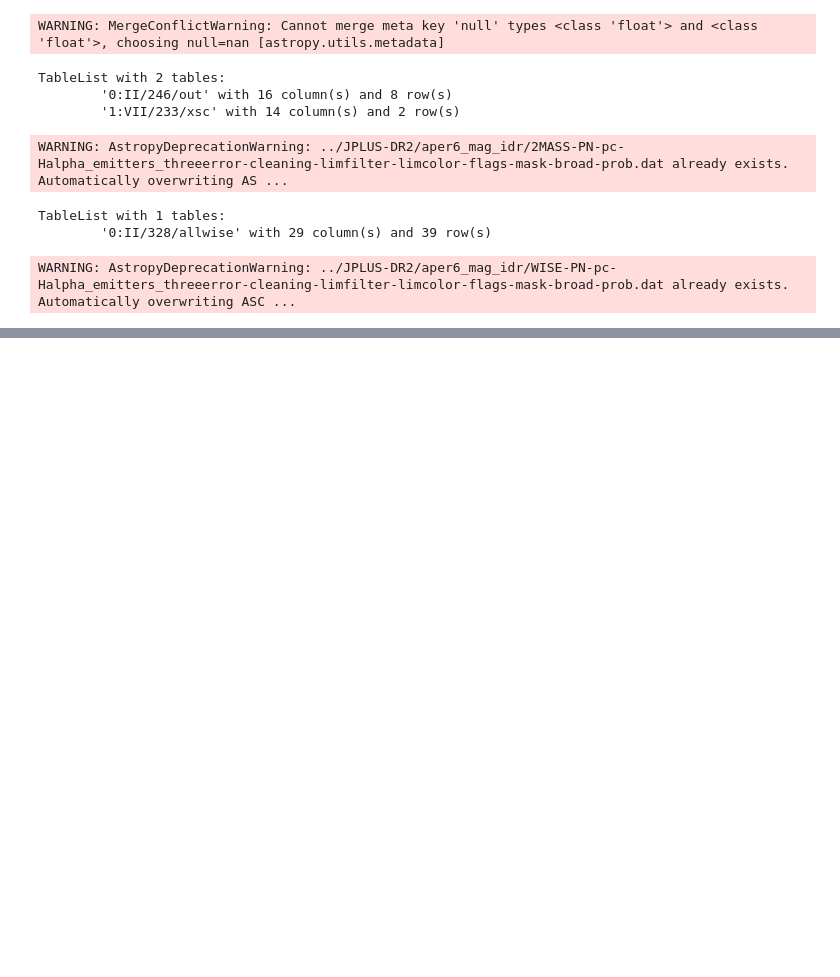
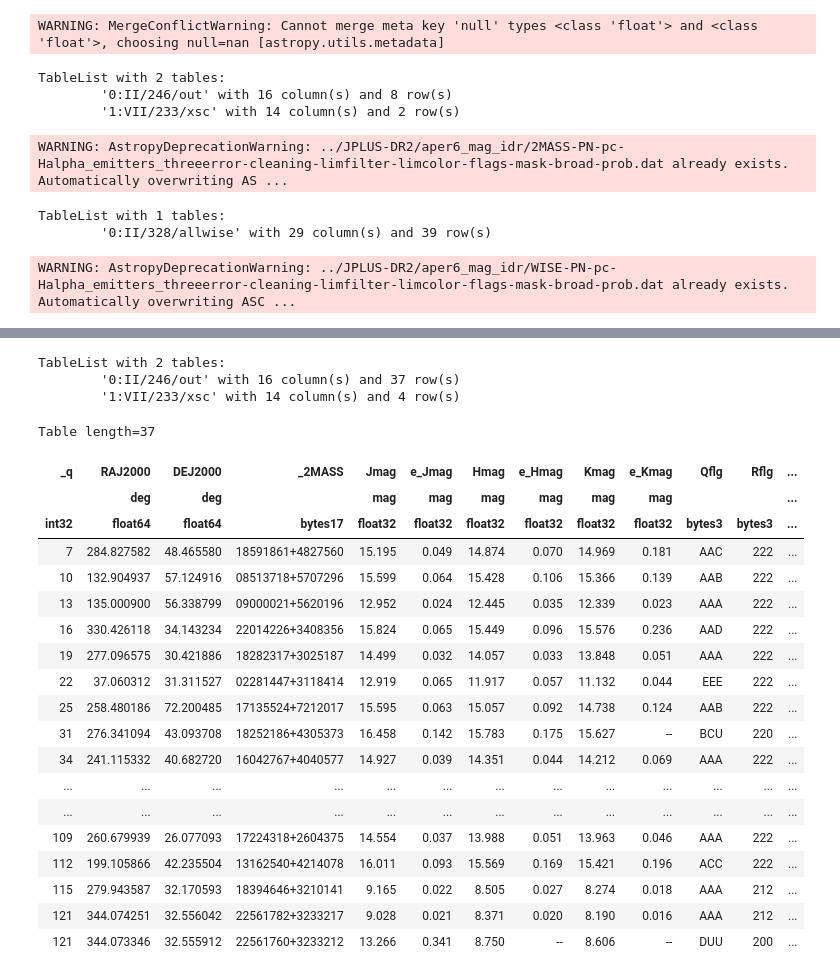
Before and after one commit to AngelGSoto/python-notebooks, a Jupyter notebook: Astroquery to find objects in catalogs.ipynb, the cells around one changed output, grey strips where cells are left out. Saved outputs shown, nothing was run; the diff lists cells and outputs as text; code cells hidden in the pictures; blank space fills up the shorter version.

```diff
--- a/Astroquery to find objects in catalogs.ipynb
+++ b/Astroquery to find objects in catalogs.ipynb
@@ -270,3 +270,7 @@ asciifile33 = "../JPLUS-DR2/aper6_mag_idr/WISE-PN-pc-Halpha_emitters_threeerror-
 result_vizier_wise1['II/328/allwise'].write(asciifile33, format="ascii")
 # %% [output]
 WARNING: AstropyDeprecationWarning: ../JPLUS-DR2/aper6_mag_idr/WISE-PN-pc-Halpha_emitters_threeerror-cleaning-limfilter-limcolor-flags-mask-broad-prob.dat already exists. Automatically overwriting ASC ...
+# %%
+# Read the table
+tab2 = Table.read("../JPLUS-DR2/aper6_mag_idr/SySt-pc-Halpha_emitters_threeerror-cleaning-limfilter-limcolor-flags-mask-broad-prob.tab", format="ascii.tab")
+tab2.info
@@ -272,0 +317,7 @@ WARNING: AstropyDeprecationWarning: ../JPLUS-DR2/aper6_mag_idr/WISE-PN-pc-Halpha
+# %%
+# Looking for the objects of tab in 2MASS through ViZier
+result_vizier_2mass_SySt = Vizier.query_region(coord.SkyCoord(ra=tab2["RA"], dec=tab2["Dec"],
+                                                        unit=(u.deg, u.deg),
+                                                                       frame='icrs'),
+                                                                           radius=4.0*u.arcsec,
+                                                                              catalog=["2MASS"])
@@ -272,0 +326,29 @@ WARNING: AstropyDeprecationWarning: ../JPLUS-DR2/aper6_mag_idr/WISE-PN-pc-Halpha
+# %%
+result_vizier_2mass_SySt
+# %% [output]
+TableList with 2 tables:
+        '0:II/246/out' with 16 column(s) and 37 row(s)
+        '1:VII/233/xsc' with 14 column(s) and 4 row(s)
+# %%
+result_vizier_2mass_SySt["II/246/out"]
+# %% [output]
+Table length=37
+| _q | RAJ2000 | DEJ2000 | _2MASS | Jmag | e_Jmag | Hmag | e_Hmag | Kmag | e_Kmag | Qflg | Rflg | ... |
+|  | deg | deg |  | mag | mag | mag | mag | mag | mag |  |  | ... |
+| int32 | float64 | float64 | bytes17 | float32 | float32 | float32 | float32 | float32 | float32 | bytes3 | bytes3 | ... |
+| 7 | 284.827582 | 48.465580 | 18591861+4827560 | 15.195 | 0.049 | 14.874 | 0.070 | 14.969 | 0.181 | AAC | 222 | ... |
+| 10 | 132.904937 | 57.124916 | 08513718+5707296 | 15.599 | 0.064 | 15.428 | 0.106 | 15.366 | 0.139 | AAB | 222 | ... |
+| 13 | 135.000900 | 56.338799 | 09000021+5620196 | 12.952 | 0.024 | 12.445 | 0.035 | 12.339 | 0.023 | AAA | 222 | ... |
+| 16 | 330.426118 | 34.143234 | 22014226+3408356 | 15.824 | 0.065 | 15.449 | 0.096 | 15.576 | 0.236 | AAD | 222 | ... |
+| 19 | 277.096575 | 30.421886 | 18282317+3025187 | 14.499 | 0.032 | 14.057 | 0.033 | 13.848 | 0.051 | AAA | 222 | ... |
+| 22 | 37.060312 | 31.311527 | 02281447+3118414 | 12.919 | 0.065 | 11.917 | 0.057 | 11.132 | 0.044 | EEE | 222 | ... |
+| 25 | 258.480186 | 72.200485 | 17135524+7212017 | 15.595 | 0.063 | 15.057 | 0.092 | 14.738 | 0.124 | AAB | 222 | ... |
+| 31 | 276.341094 | 43.093708 | 18252186+4305373 | 16.458 | 0.142 | 15.783 | 0.175 | 15.627 | -- | BCU | 220 | ... |
+| 34 | 241.115332 | 40.682720 | 16042767+4040577 | 14.927 | 0.039 | 14.351 | 0.044 | 14.212 | 0.069 | AAA | 222 | ... |
+| ... | ... | ... | ... | ... | ... | ... | ... | ... | ... | ... | ... | ... |
+| ... | ... | ... | ... | ... | ... | ... | ... | ... | ... | ... | ... | ... |
+| 109 | 260.679939 | 26.077093 | 17224318+2604375 | 14.554 | 0.037 | 13.988 | 0.051 | 13.963 | 0.046 | AAA | 222 | ... |
+| 112 | 199.105866 | 42.235504 | 13162540+4214078 | 16.011 | 0.093 | 15.569 | 0.169 | 15.421 | 0.196 | ACC | 222 | ... |
+| 115 | 279.943587 | 32.170593 | 18394646+3210141 | 9.165 | 0.022 | 8.505 | 0.027 | 8.274 | 0.018 | AAA | 212 | ... |
+| 121 | 344.074251 | 32.556042 | 22561782+3233217 | 9.028 | 0.021 | 8.371 | 0.020 | 8.190 | 0.016 | AAA | 212 | ... |
+| 121 | 344.073346 | 32.555912 | 22561760+3233212 | 13.266 | 0.341 | 8.750 | -- | 8.606 | -- | DUU | 200 | ... |
```
Also changed, not shown: parts of 4 cells of this notebook, 10 other files.
